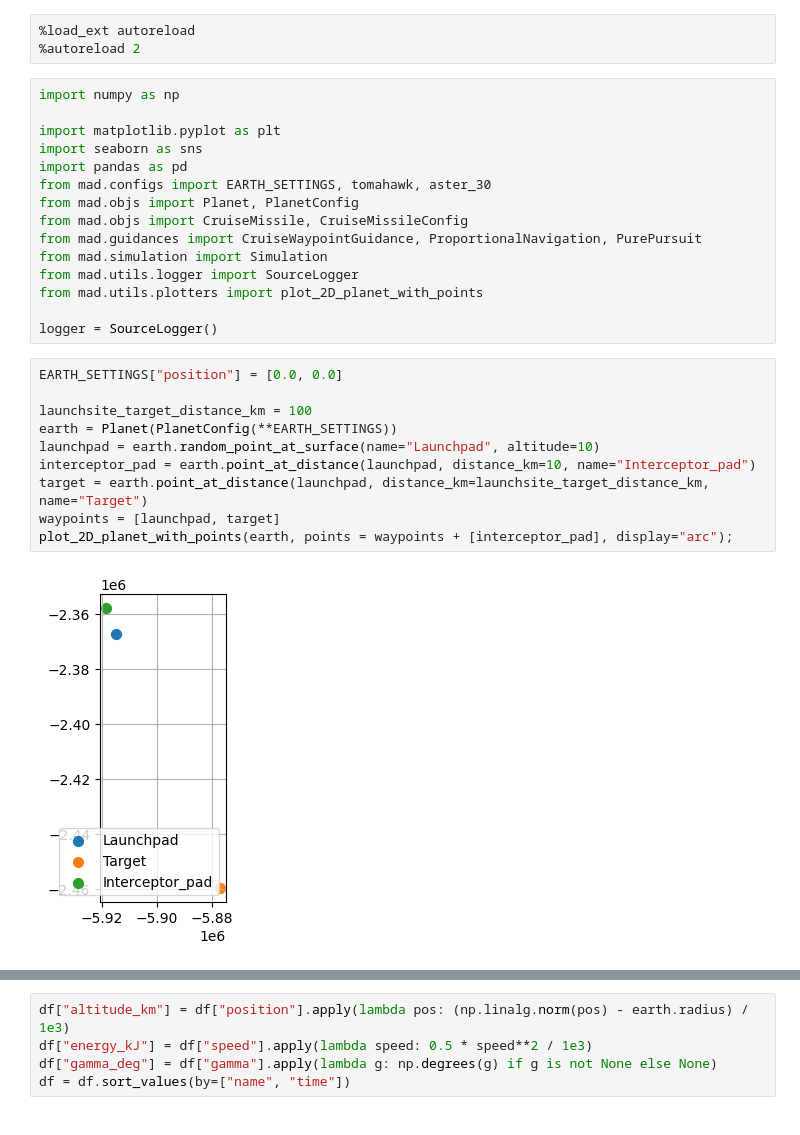
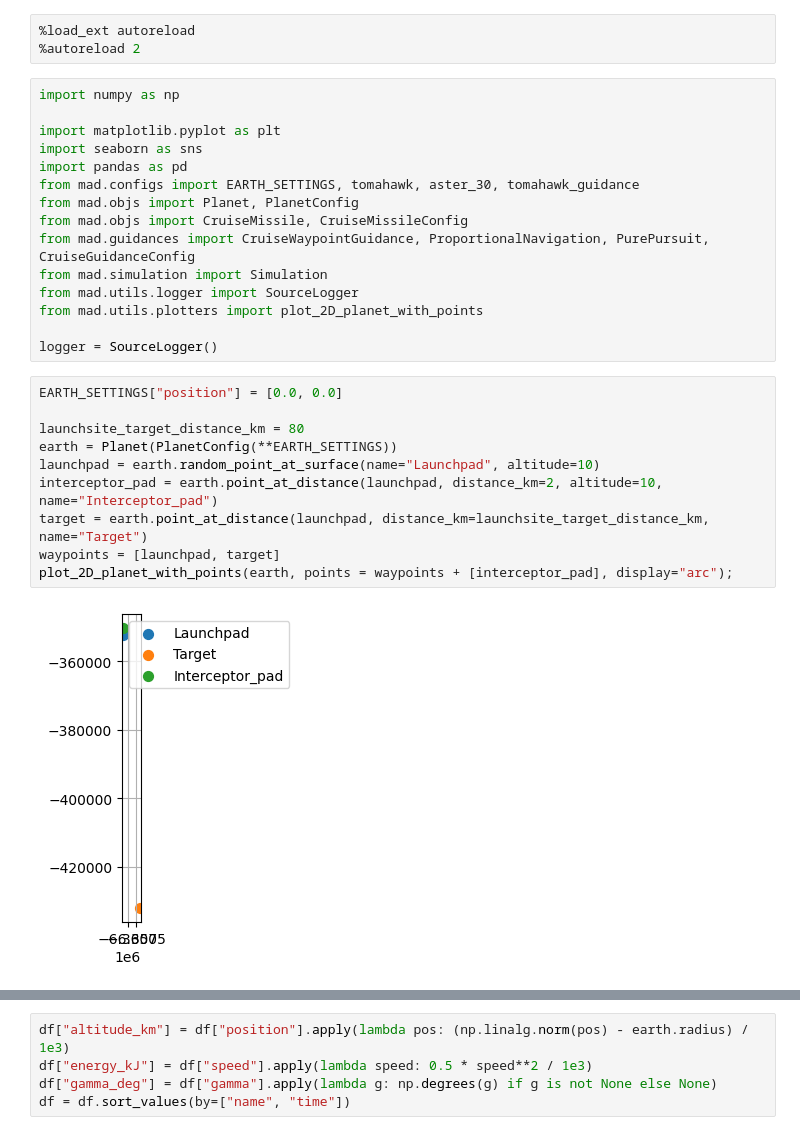
Before and after one commit to Sylvain-Rama/MAD, a Jupyter notebook: notebooks/test_interceptors.ipynb, the cells around one changed output, grey strips where cells are left out. Saved outputs shown, nothing was run; the diff lists cells and outputs as text.

```diff
--- a/notebooks/test_interceptors.ipynb
+++ b/notebooks/test_interceptors.ipynb
@@ -7,10 +7,10 @@ import numpy as np
 import matplotlib.pyplot as plt
 import seaborn as sns
 import pandas as pd
-from mad.configs import EARTH_SETTINGS, tomahawk, aster_30
+from mad.configs import EARTH_SETTINGS, tomahawk, aster_30, tomahawk_guidance
 from mad.objs import Planet, PlanetConfig
 from mad.objs import CruiseMissile, CruiseMissileConfig
-from mad.guidances import CruiseWaypointGuidance, ProportionalNavigation, PurePursuit
+from mad.guidances import CruiseWaypointGuidance, ProportionalNavigation, PurePursuit, CruiseGuidanceConfig
 from mad.simulation import Simulation
 from mad.utils.logger import SourceLogger
 from mad.utils.plotters import plot_2D_planet_with_points
@@ -19,15 +19,15 @@ logger = SourceLogger()
 # %%
 EARTH_SETTINGS["position"] = [0.0, 0.0]
 
-launchsite_target_distance_km = 100
+launchsite_target_distance_km = 80
 earth = Planet(PlanetConfig(**EARTH_SETTINGS))
 launchpad = earth.random_point_at_surface(name="Launchpad", altitude=10)
-interceptor_pad = earth.point_at_distance(launchpad, distance_km=10, name="Interceptor_pad")
+interceptor_pad = earth.point_at_distance(launchpad, distance_km=2, altitude=10, name="Interceptor_pad")
 target = earth.point_at_distance(launchpad, distance_km=launchsite_target_distance_km, name="Target")
 waypoints = [launchpad, target]
 plot_2D_planet_with_points(earth, points = waypoints + [interceptor_pad], display="arc");
 # %% [output]
-[figure, old version]
+[figure, new version]
 # %%
 tom_guidance = CruiseWaypointGuidance(planet = earth,
                                       target=target,
```
Also changed, not shown: parts of 4 cells of this notebook, 5 other files.
